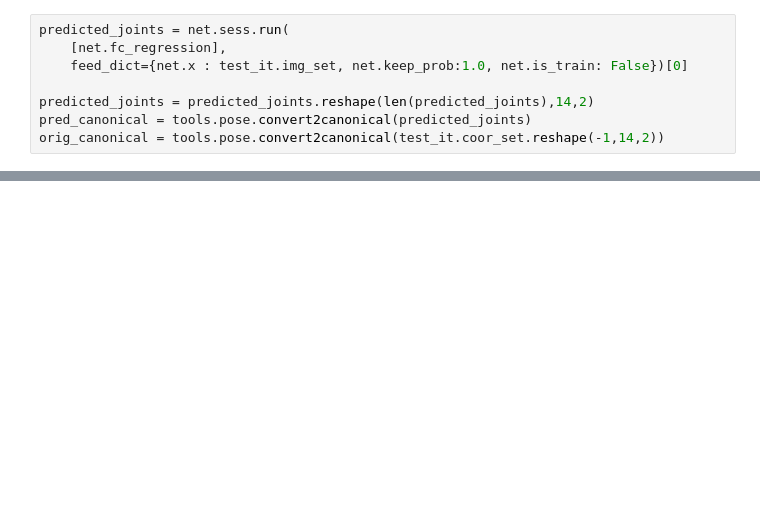
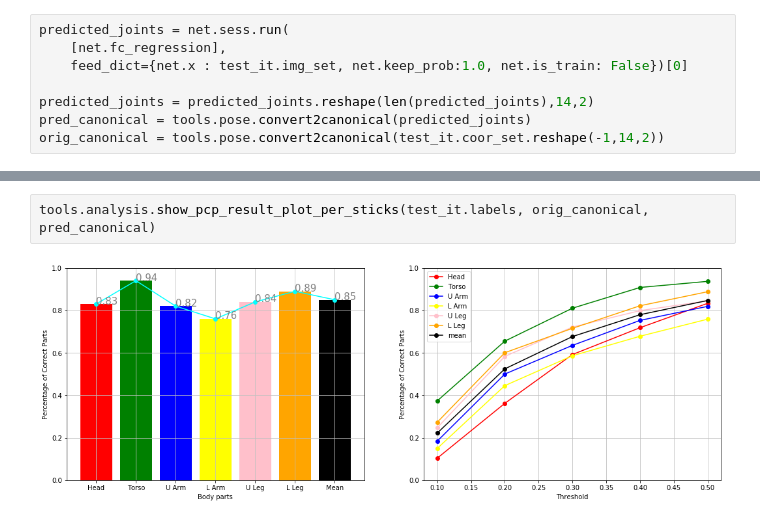
Before and after one commit to Hahnnz/Human_Pose_MET_Score_Estimation, a Jupyter notebook: Analysis_Result.ipynb, the cells around one changed output, grey strips where cells are left out. Saved outputs shown, nothing was run; the diff lists cells and outputs as text; blank space fills up the shorter version.

```diff
--- a/Analysis_Result.ipynb
+++ b/Analysis_Result.ipynb
@@ -204,0 +41,4 @@ for idx, img in enumerate(class_pred_result):
+# %%
+tools.analysis.show_pcp_result_plot_per_sticks(test_it.labels, orig_canonical, pred_canonical)
+# %% [output]
+[figure, added]
```
Also changed, not shown: parts of 14 cells of this notebook.
